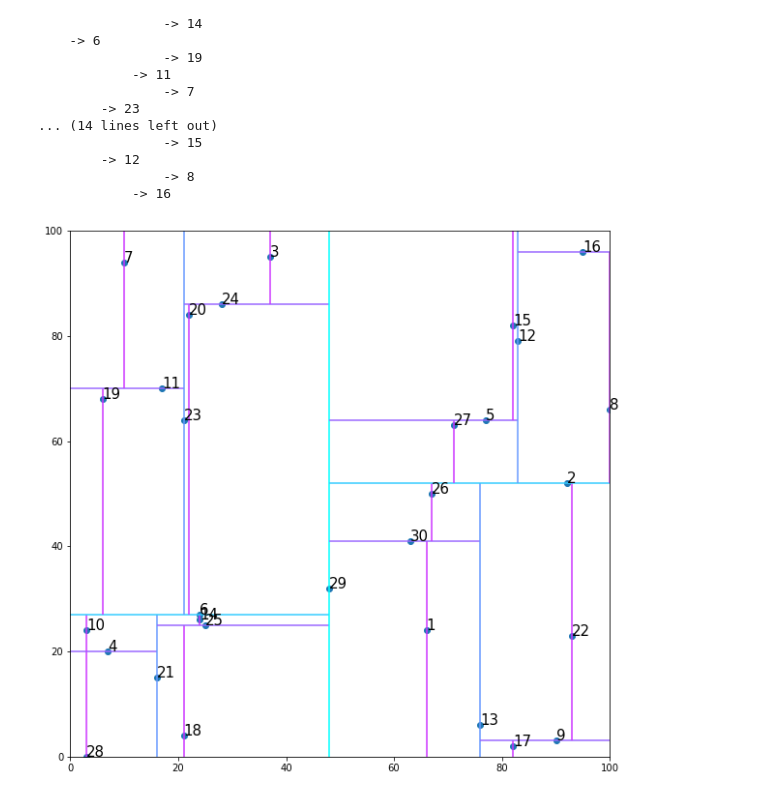
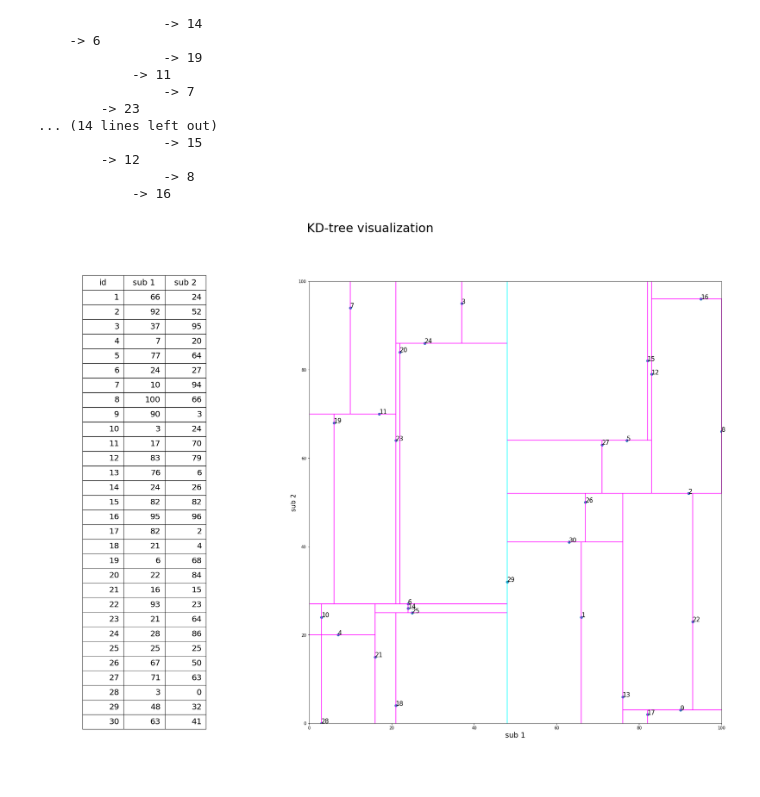
Before and after one commit to andika-eka/Kd-tree-query, a Jupyter notebook: KdTreeRawImplentation.ipynb, the cells around one changed output. Drawn from its saved outputs; the diff is of its cells as text; code cells hidden in the pictures; blank space fills up the shorter version.

```diff
--- a/KdTreeRawImplentation.ipynb
+++ b/KdTreeRawImplentation.ipynb
@@ -129,6 +130,7 @@ print(small2D)
 28  29     48     32     38
 29  30     63     41     47
 # %%
+small2D = df.iloc[:30, :3]
 smallTree  = generateKDTree(small2D.to_numpy()[:, :3])
 printTree(smallTree)
 # %% [output]
@@ -159,13 +161,11 @@ def plotKDTree(node, axes, dimensions,  level=0  , limit = [0,100,0,100]): # NOT
             newLimit[1] = node.point[1]
         plotKDTree(node.leftNode,  axes, dimensions, level = level + 1, limit = newLimit )
 
-
         cmap = cm.get_cmap(name='cool')
-        if (level % 2 == 0):  # x axis
-            axes.vlines(node.point[1], limit[2], limit[3],color = cmap(level/5) )
-        elif (level % 2== 1): # y axis
-            axes.hlines(node.point[2], limit[0], limit[1], color = cmap(level/5))
-
+        if (level % dimensions == 0):  # x axisz
+            axes.vlines(node.point[1], limit[2], limit[3],color = cmap(level/dimensions*2) )
+        elif (level % dimensions== 1): # y axis
+            axes.hlines(node.point[2], limit[0], limit[1], color = cmap(level/dimensions*2))
 
         newLimit  = limit.copy()
         if (level % 2 == 1):
@@ -177,13 +177,27 @@ def plotKDTree(node, axes, dimensions,  level=0  , limit = [0,100,0,100]): # NOT
     limit = [0,0,0,0]
 # %%
 
-fig2 = plt.figure(figsize=(10,10))
-ax2 = fig2.add_subplot()
+fig2 = plt.figure(figsize=(30,20))
+# fig2, (table1, ax2) = plt.subplots(1, 2,figsize=(20,10) )
+gs = gridspec.GridSpec(1, 2, width_ratios=[1, 2])
+fig2.suptitle('KD-tree visualization',fontsize=30)
+ax2 = fig2.add_subplot(gs[1])
 ax2.scatter(small2D['sub 1'], small2D['sub 2'])
-plotKDTree(smallTree, ax2 )
+plt.xlabel('sub 1', fontsize=18)
+plt.ylabel('sub 2', fontsize=16)
+table1 = fig2.add_subplot(gs[0])
+table1.axis('off')
+table1.axis('tight')
+
+tb1 = table1.table(cellText=small2D.values, colLabels=small2D.columns, colWidths=[0.2 for x in small2D.columns],  loc='center')
+# tb1.auto_set_font_size(False)
+tb1.set_fontsize(20)
+tb1.scale(1, 3)
+plotKDTree(smallTree, ax2,2 )
 for index, row in small2D.iterrows():
      ax2.annotate(row["id"], (row['sub 1'], row['sub 2']), fontsize=15)
 ax2.margins(x = 0, y = 0)
 plt.show()
+fig2.savefig('KD-tree_visualization.png')
 # %% [output]
-[figure, old version]
+[figure, new version]
```
Also changed, not shown: parts of 2 cells of this notebook, 2 other files.
